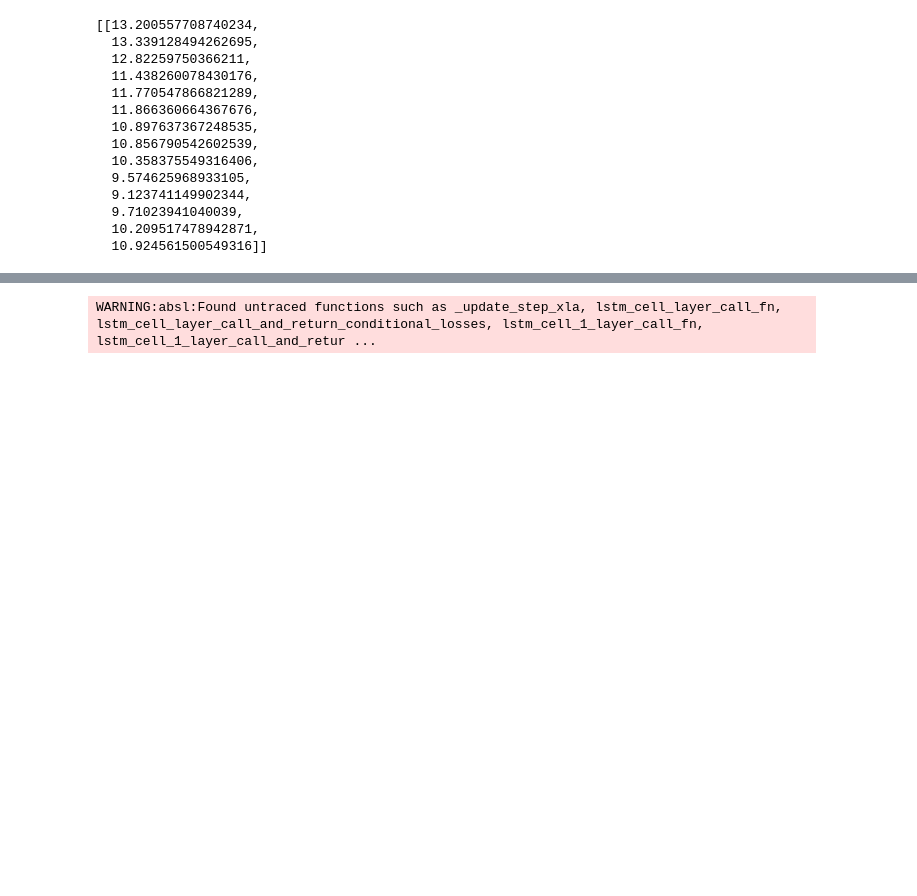
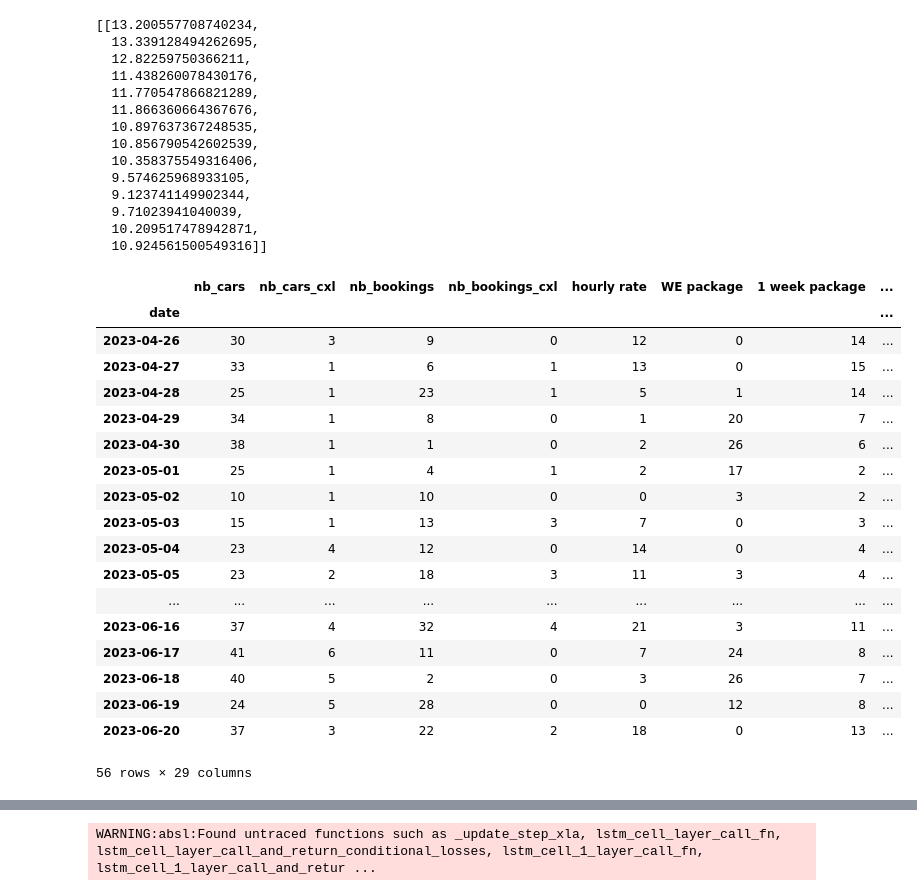
Before and after one commit to anaisetienne/carpark_forecast, a Jupyter notebook: notebooks/rnn_2models.ipynb, the cells around one changed output, grey strips where cells are left out. Cells and saved outputs as stored; diff of their text form; code cells hidden in the pictures; blank space fills up the shorter version.

```diff
--- a/notebooks/rnn_2models.ipynb
+++ b/notebooks/rnn_2models.ipynb
@@ -657,4 +657,26 @@ y_scaler.inverse_transform(tgv_df_25_last_56_y_pred).tolist()
   9.71023941040039,
   10.209517478942871,
   10.924561500549316]]
+# %%
+pd.read_csv(f'01_06_2021_to_20_06_2023_prepared_df_25.csv', parse_dates=[0], index_col=[0]).tail(56)
+# %% [output]
+|  | nb_cars | nb_cars_cxl | nb_bookings | nb_bookings_cxl | hourly rate | WE package | 1 week package | ... |
+| date |  |  |  |  |  |  |  | ... |
+| 2023-04-26 | 30 | 3 | 9 | 0 | 12 | 0 | 14 | ... |
+| 2023-04-27 | 33 | 1 | 6 | 1 | 13 | 0 | 15 | ... |
+| 2023-04-28 | 25 | 1 | 23 | 1 | 5 | 1 | 14 | ... |
+| 2023-04-29 | 34 | 1 | 8 | 0 | 1 | 20 | 7 | ... |
+| 2023-04-30 | 38 | 1 | 1 | 0 | 2 | 26 | 6 | ... |
+| 2023-05-01 | 25 | 1 | 4 | 1 | 2 | 17 | 2 | ... |
+| 2023-05-02 | 10 | 1 | 10 | 0 | 0 | 3 | 2 | ... |
+| 2023-05-03 | 15 | 1 | 13 | 3 | 7 | 0 | 3 | ... |
+| 2023-05-04 | 23 | 4 | 12 | 0 | 14 | 0 | 4 | ... |
+| 2023-05-05 | 23 | 2 | 18 | 3 | 11 | 3 | 4 | ... |
+| ... | ... | ... | ... | ... | ... | ... | ... | ... |
+| 2023-06-16 | 37 | 4 | 32 | 4 | 21 | 3 | 11 | ... |
+| 2023-06-17 | 41 | 6 | 11 | 0 | 7 | 24 | 8 | ... |
+| 2023-06-18 | 40 | 5 | 2 | 0 | 3 | 26 | 7 | ... |
+| 2023-06-19 | 24 | 5 | 28 | 0 | 0 | 12 | 8 | ... |
+| 2023-06-20 | 37 | 3 | 22 | 2 | 18 | 0 | 13 | ... |
+56 rows × 29 columns
 # %%
```
Also changed, not shown: parts of 5 cells of this notebook.
